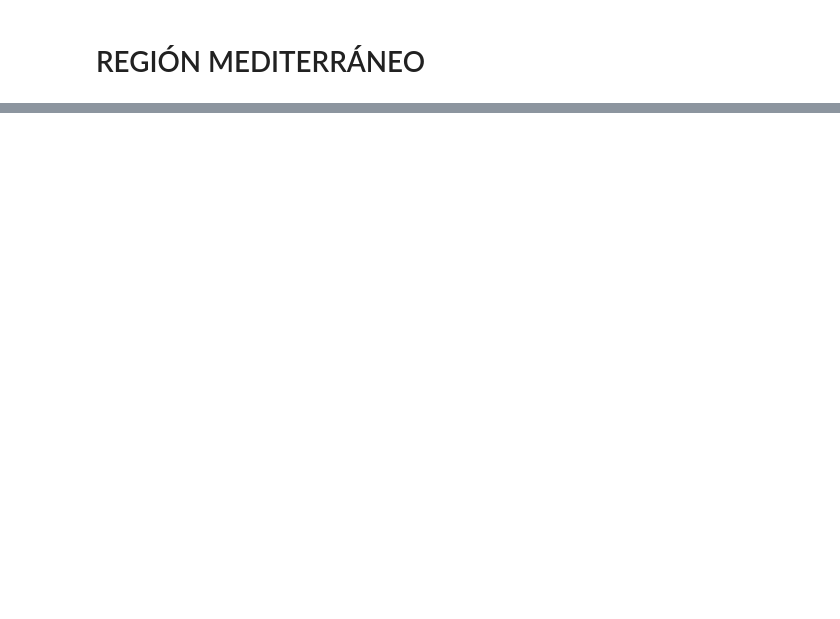
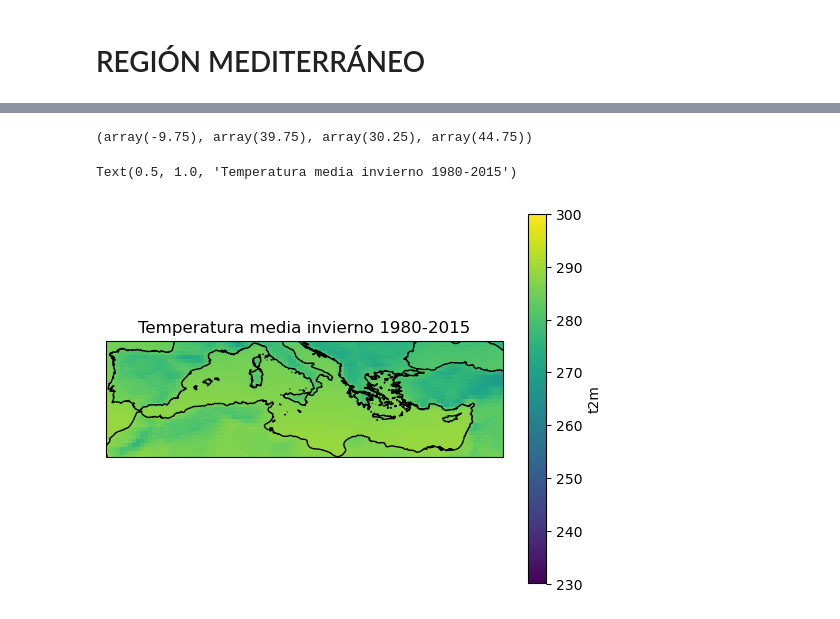
Before and after one commit to rubeenalonso/Practicas-Predictia, a Jupyter notebook: Tarea.ipynb, the cells around one changed output, grey strips where cells are left out. Drawn from its saved outputs; the diff is of its cells as text; code cells hidden in the pictures; blank space fills up the shorter version.

```diff
--- a/Tarea.ipynb
+++ b/Tarea.ipynb
@@ -195,0 +202,20 @@ ax.set_extent([-20, 45, 30, 50], crs=ccrs.PlateCarree())
+# %%
+# Se buscan los valores (no NaN) de latitud y longitud mínimos y máximos para fijar los límites del mapa
+lon_min = region_masked["longitude"].where(~region_masked.isnull()).min().values
+lon_max = region_masked["longitude"].where(~region_masked.isnull()).max().values
+lat_min = region_masked["latitude"].where(~region_masked.isnull()).min().values
+lat_max = region_masked["latitude"].where(~region_masked.isnull()).max().values
+
+lon_min, lon_max, lat_min, lat_max
+# %% [output]
+(array(-9.75), array(39.75), array(30.25), array(44.75))
+# %%
+# Fijando los límites del mapa
+ax = plt.axes(projection=ccrs.PlateCarree())
+ax.set_extent([lon_min, lon_max, lat_min, lat_max], crs=ccrs.PlateCarree())
+mean_temp.plot.pcolormesh(ax=ax, vmin=230, vmax=300)
+ax.coastlines()
+plt.title('Temperatura media invierno 1980-2015')
+# %% [output]
+Text(0.5, 1.0, 'Temperatura media invierno 1980-2015')
+[figure, added]
```
Also changed, not shown: parts of 15 cells of this notebook.
